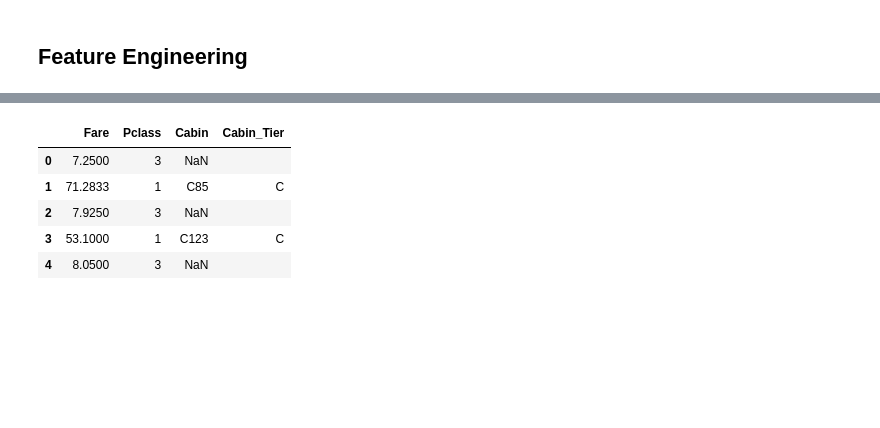
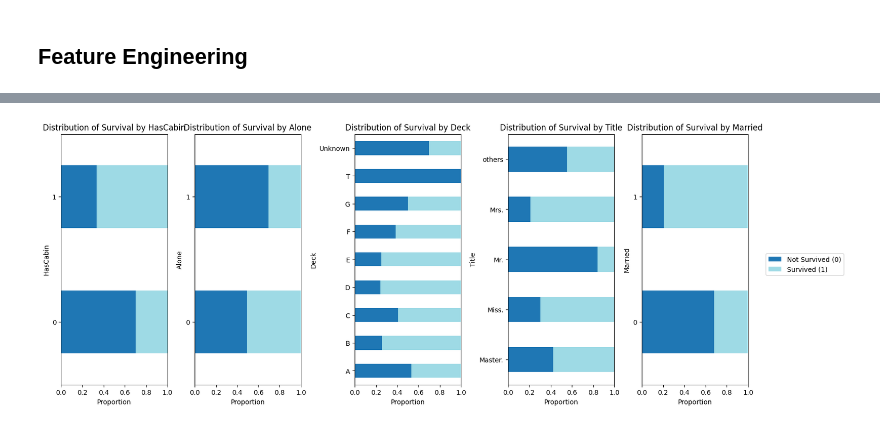
Before and after one commit to vvclin-git/kaggle-tabular-classification-titanic, a Jupyter notebook: notebooks/02_improve_train.ipynb, the cells around one changed output, grey strips where cells are left out. Drawn from its saved outputs; the diff is of its cells as text; code cells hidden in the pictures; blank space fills up the shorter version.

```diff
--- a/notebooks/02_improve_train.ipynb
+++ b/notebooks/02_improve_train.ipynb
@@ -287,6 +364,14 @@ y = train_raw_df['Survived']
 # %%
-room_df = X[['Fare', 'Pclass', 'Cabin']]
-room_df[room_df['Cabin'].notna()]
-room_df['Cabin_Room_Num'] = room_df['Cabin'].apply(lambda x: int(x.split()[0][1:]) if pd.notna(x) and x.split()[0][1:] != '' else 0)
-room_df['Cabin_Tier'] = room_df['Cabin'].apply(lambda x: x[0] if pd.notna(x) and x != '' else '')
-room_df['Cabin_Num'] = room_df['Cabin'].apply(lambda x: len(x.split()) if pd.notna(x) and x != '' else 0)
+X['HasCabin'] = X['Cabin'].apply(lambda x: 1 if not pd.isna(x) else 0)
+# X['Cabin_Room_Num'] = X['Cabin'].apply(lambda x: int(x.split()[0][1:]) if pd.notna(x) and x.split()[0][1:] != '' else 0)
+X['Deck'] = X['Cabin'].apply(lambda x: x[0] if pd.notna(x) and x != '' else 'Unknown')
+# X['Cabin_Num'] = X['Cabin'].apply(lambda x: len(x.split()) if pd.notna(x) and x != '' else 0)
+X['Company'] = X['SibSp'] + X['Parch']
+X['Alone'] = X['Company'].apply(lambda x: 1 if x == 0 else 0)
+
+# name
+X['Title'] = X['Name'].apply(lambda x: x.split(',')[1].split()[0])
+incl_title = ['Mr.', 'Miss.', 'Mrs.', 'Master.']
+X['Title'] = X['Title'].apply(lambda x: x if x in incl_title else 'others')
+X['Family'] = X['Name'].apply(lambda x: x.split(',')[0])
+X['Married'] = X['Title'].apply(lambda x: 1 if x=='Mrs.' else 0)
@@ -442,9 +378,5 @@ X.loc[room_df[room_df['Cabin_Num'] > 1].index]
-# %%
-room_df.head()
-# %% [output]
-|  | Fare | Pclass | Cabin | Cabin_Tier |
-| 0 | 7.2500 | 3 | NaN |  |
-| 1 | 71.2833 | 1 | C85 | C |
-| 2 | 7.9250 | 3 | NaN |  |
-| 3 | 53.1000 | 1 | C123 | C |
-| 4 | 8.0500 | 3 | NaN |  |
+# %%
+col_list = ['HasCabin', 'Alone', 'Deck', 'Title', 'Married']
+plot_survival_distribution(X, col_list, y)
+# %% [output]
+[figure, added]
```
Also changed, not shown: parts of 24 cells of this notebook, 1 other file.
